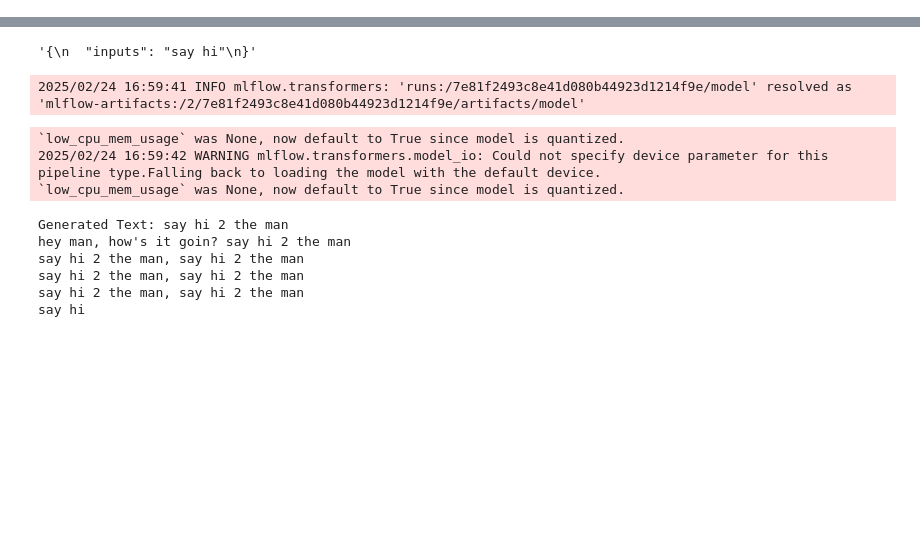
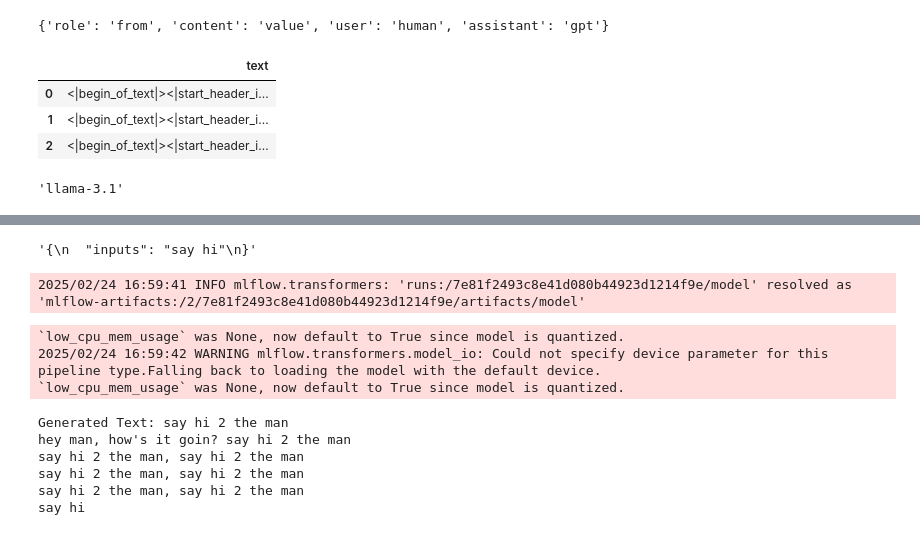
Before and after one commit to LMOrBits/lmorbits, a Jupyter notebook: packages/ml/notebooks/notebook.ipynb, the cells around one changed output, grey strips where cells are left out. Saved outputs shown, nothing was run; the diff lists cells and outputs as text; code cells hidden in the pictures; blank space fills up the shorter version.

Commit message:
ml package update (chat template problem solved)

```diff
--- a/packages/ml/notebooks/notebook.ipynb
+++ b/packages/ml/notebooks/notebook.ipynb
@@ -0,0 +291,19 @@
+# %%
+chat_mapping = model_config.dataset.get("chat_mapping", None)
+chat_mapping
+
+sample_conversation = [{"role": "user", "content": "test"}, {"role": "assistant", "content": "test"}]
+# %% [output]
+{'role': 'from', 'content': 'value', 'user': 'human', 'assistant': 'gpt'}
+# %%
+new_dataset.select(range(3)).to_pandas()
+# %% [output]
+|  | text |
+| 0 | <|begin_of_text|><|start_header_i... |
+| 1 | <|begin_of_text|><|start_header_i... |
+| 2 | <|begin_of_text|><|start_header_i... |
+# %%
+model_config, mlflow_config = config()
+model_config.chat_template
+# %% [output]
+'llama-3.1'
```
Also changed, not shown: parts of 14 cells of this notebook, 7 other files.
